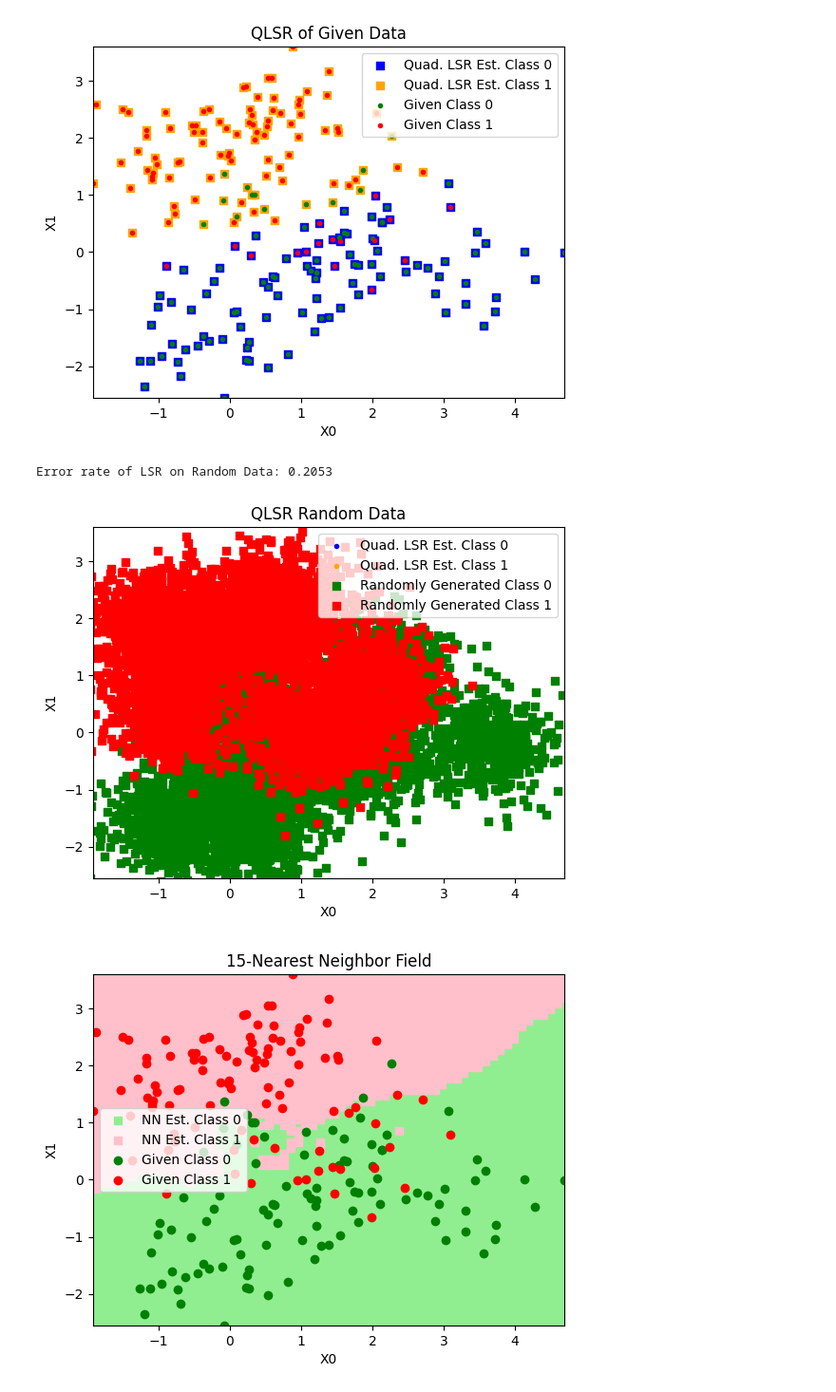
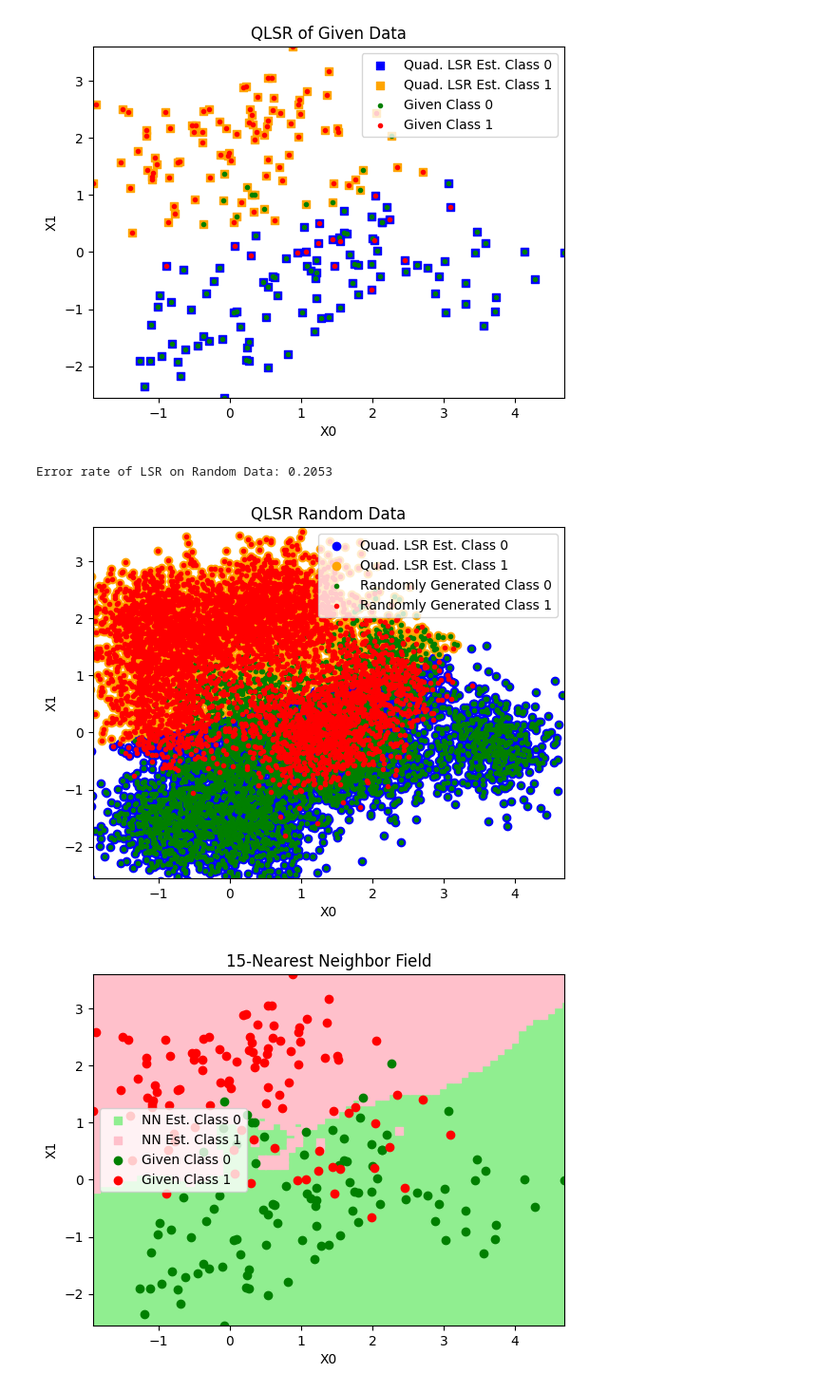
Before and after one commit to angelrodriguez0617/ECE-4850-Machine-Learning, a Jupyter notebook: project4/project4_austin.ipynb, the cells around one changed output. Shown at 95% size. Cells and saved outputs as stored; diff of their text form; code cells hidden in the pictures.

Commit message:
final graph outputs saved in jupyter notebook

```diff
--- a/project4/project4_austin.ipynb
+++ b/project4/project4_austin.ipynb
@@ -218,25 +218,25 @@ Error rate of LSR on Given Data: 0.145
 # %%
 random0_hat = quad_least_squares_est(random_data[0], random_data[1], qbeta0)
 random1_hat = quad_least_squares_est(random_data[0], random_data[1], qbeta1)
 random_guess = np.vstack((random_data[0], random_data[1], random0_hat, random1_hat))
 
 value_vector = np.array([])
 for i in range(random_guess[3].size):
     if random_guess[3][i] > 0.5:
         value_vector = np.append(value_vector, 1)
     else:
         value_vector = np.append(value_vector, 0)
 
 error_rate = np.sum(np.abs(value_vector - random_data[3])) / random_data[3].size
 print(f'Error rate of LSR on Random Data: {error_rate}')
 
-fig = useful_functions.DrawTwoDataset(random_guess, random_data, 'o', 'o', ',', ',',
+fig = useful_functions.DrawTwoDataset(random_guess, random_data, 'o', 'o', '.', '.',
                                     'blue', 'orange', 'green', 'red',
                                     'Quad. LSR Est. Class 0', 'Quad. LSR Est. Class 1', 'Randomly Generated Class 0', 'Randomly Generated Class 1', "QLSR Random Data")
 fig.run_drawing()
 # %% [output]
 Error rate of LSR on Random Data: 0.2053
-[figure, old version]
+[figure, new version]
 # %%
 def get_distance(x1,y1,x2,y2):
     """x1/y1 correspond to first coordinate
```
